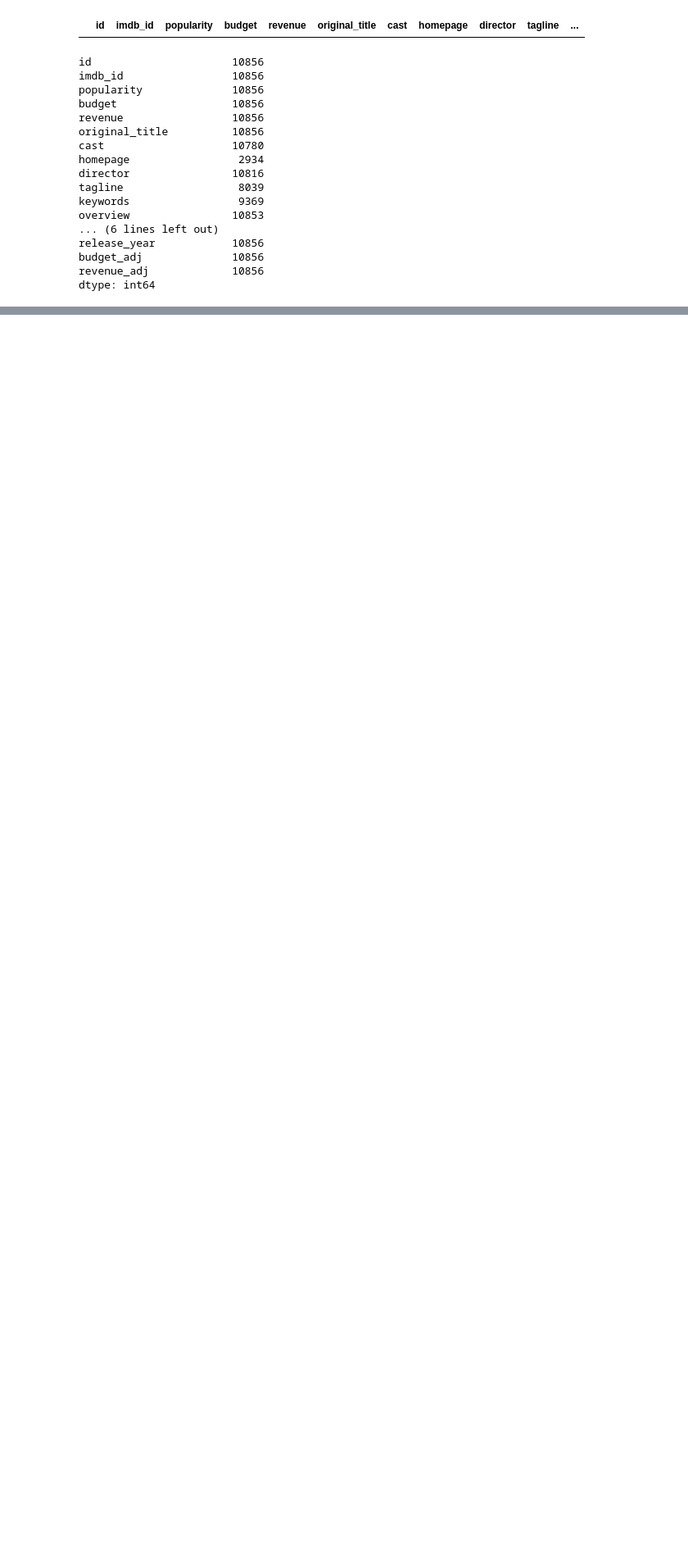
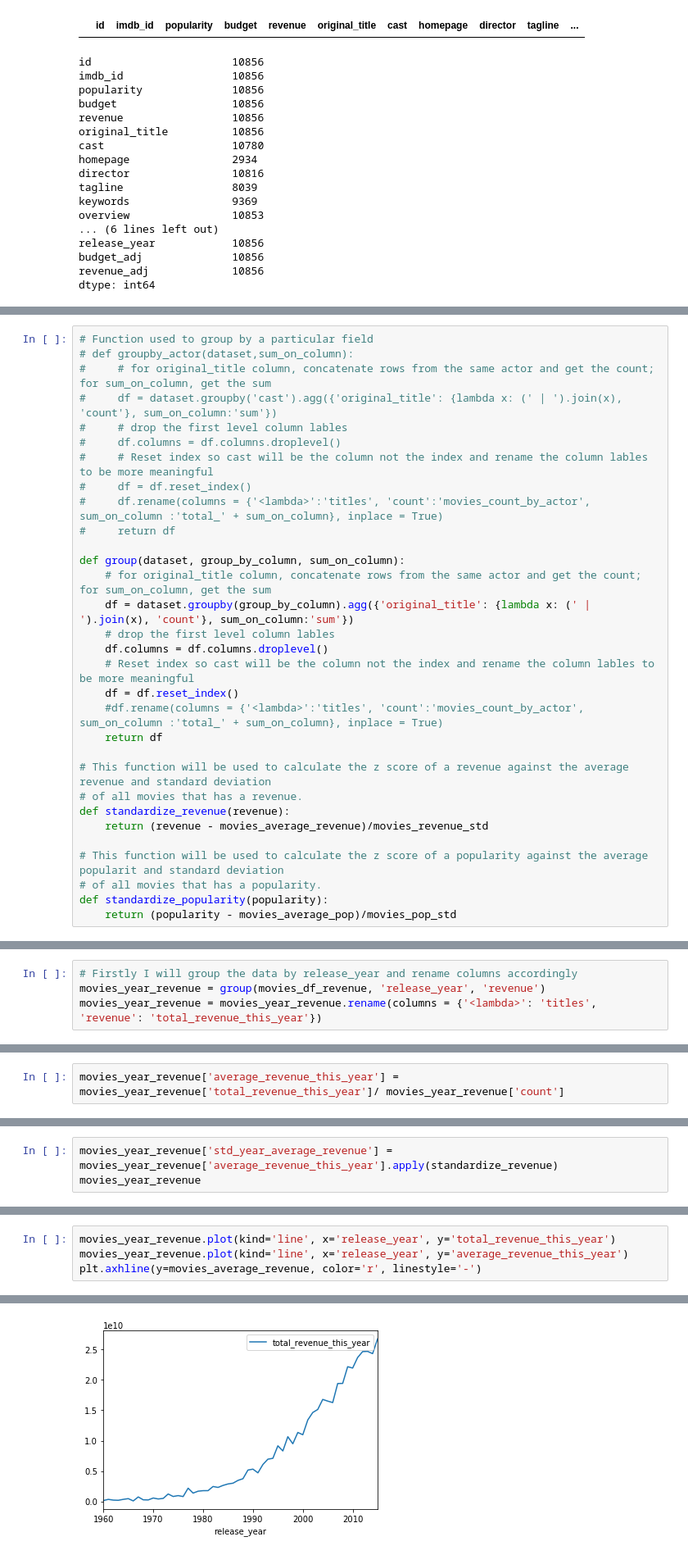
Before and after one commit to arielma/tmdb-movies-dataset-analysis, a Jupyter notebook: Xiaohang_Ma TMDB Movie Data Analysis.ipynb, the cells around one changed output, grey strips where cells are left out. Shown at 82% size. Drawn from its saved outputs; the diff is of its cells as text; blank space fills up the shorter version.

```diff
--- a/Xiaohang_Ma TMDB Movie Data Analysis.ipynb
+++ b/Xiaohang_Ma TMDB Movie Data Analysis.ipynb
@@ -373,0 +399,31 @@ Each dataset contains a subset of columns of the original dataset. I will use th
+# %%
+# Function used to group by a particular field
+# def groupby_actor(dataset,sum_on_column):
+#     # for original_title column, concatenate rows from the same actor and get the count; for sum_on_column, get the sum
+#     df = dataset.groupby('cast').agg({'original_title': {lambda x: (' | ').join(x), 'count'}, sum_on_column:'sum'})
+#     # drop the first level column lables
+#     df.columns = df.columns.droplevel()
+#     # Reset index so cast will be the column not the index and rename the column lables to be more meaningful
+#     df = df.reset_index()
+#     df.rename(columns = {'<lambda>':'titles', 'count':'movies_count_by_actor', sum_on_column :'total_' + sum_on_column}, inplace = True)
+#     return df
+
+def group(dataset, group_by_column, sum_on_column):
+    # for original_title column, concatenate rows from the same actor and get the count; for sum_on_column, get the sum
+    df = dataset.groupby(group_by_column).agg({'original_title': {lambda x: (' | ').join(x), 'count'}, sum_on_column:'sum'})
+    # drop the first level column lables
+    df.columns = df.columns.droplevel()
+    # Reset index so cast will be the column not the index and rename the column lables to be more meaningful
+    df = df.reset_index()
+    #df.rename(columns = {'<lambda>':'titles', 'count':'movies_count_by_actor', sum_on_column :'total_' + sum_on_column}, inplace = True)
+    return df
+
+# This function will be used to calculate the z score of a revenue against the average revenue and standard deviation
+# of all movies that has a revenue.
+def standardize_revenue(revenue):
+    return (revenue - movies_average_revenue)/movies_revenue_std
+
+# This function will be used to calculate the z score of a popularity against the average popularit and standard deviation
+# of all movies that has a popularity.
+def standardize_popularity(popularity):
+    return (popularity - movies_average_pop)/movies_pop_std
@@ -373,0 +434,4 @@ Each dataset contains a subset of columns of the original dataset. I will use th
+# %%
+# Firstly I will group the data by release_year and rename columns accordingly
+movies_year_revenue = group(movies_df_revenue, 'release_year', 'revenue')
+movies_year_revenue = movies_year_revenue.rename(columns = {'<lambda>': 'titles', 'revenue': 'total_revenue_this_year'})
@@ -373,0 +440,2 @@ Each dataset contains a subset of columns of the original dataset. I will use th
+# %%
+movies_year_revenue['average_revenue_this_year'] = movies_year_revenue['total_revenue_this_year']/ movies_year_revenue['count']
@@ -373,0 +444,3 @@ Each dataset contains a subset of columns of the original dataset. I will use th
+# %%
+movies_year_revenue['std_year_average_revenue'] = movies_year_revenue['average_revenue_this_year'].apply(standardize_revenue)
+movies_year_revenue
@@ -373,0 +467,5 @@ Each dataset contains a subset of columns of the original dataset. I will use th
+# %%
+movies_year_revenue.plot(kind='line', x='release_year', y='total_revenue_this_year')
+movies_year_revenue.plot(kind='line', x='release_year', y='average_revenue_this_year')
+plt.axhline(y=movies_average_revenue, color='r', linestyle='-')
+# %% [output]
@@ -373,0 +475 @@ Each dataset contains a subset of columns of the original dataset. I will use th
+[figure, added]
```
Also changed, not shown: parts of 57 cells of this notebook, 1 other file.
